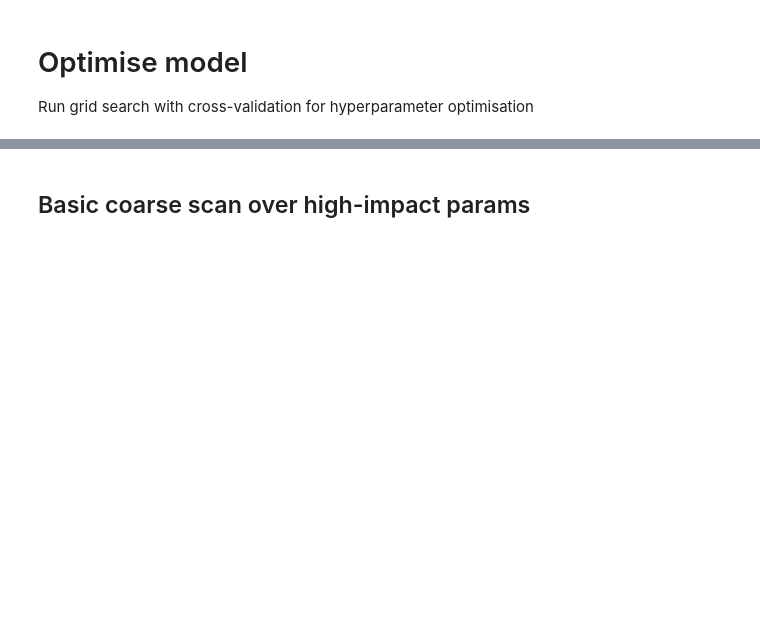
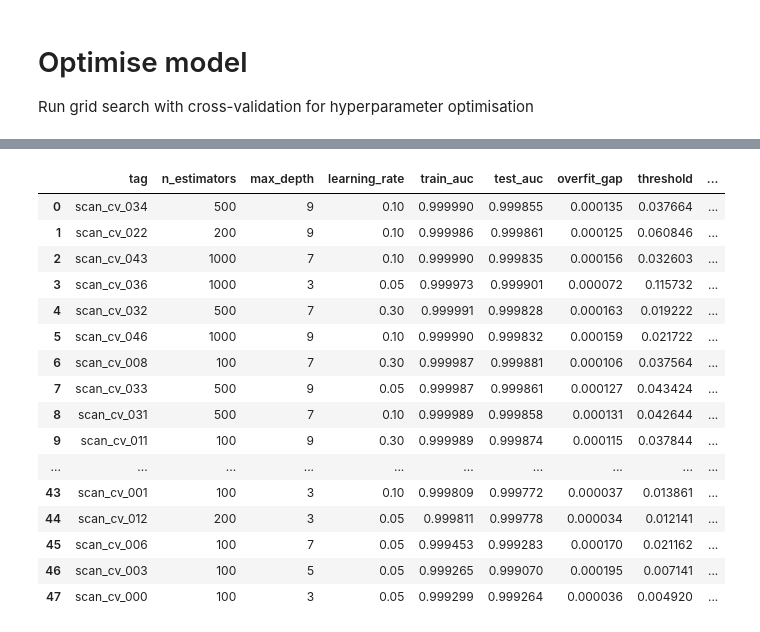
Before and after one commit to sam-grant/mu2e-cosmic, a Jupyter notebook: notebooks/ml/xgboost/optimise.ipynb, the cells around one changed output, grey strips where cells are left out. Saved outputs shown, nothing was run; the diff lists cells and outputs as text; code cells hidden in the pictures; blank space fills up the shorter version.

```diff
--- a/notebooks/ml/xgboost/optimise.ipynb
+++ b/notebooks/ml/xgboost/optimise.ipynb
@@ -47,2 +79,0 @@ opt.save_summary()
-# %% [markdown]
-## Basic coarse scan over high-impact params
@@ -91,0 +80,20 @@ opt.save_summary()
+# %%
+opt.get_summary()
+# %% [output]
+|  | tag | n_estimators | max_depth | learning_rate | train_auc | test_auc | overfit_gap | threshold | ... |
+| 0 | scan_cv_034 | 500 | 9 | 0.10 | 0.999990 | 0.999855 | 0.000135 | 0.037664 | ... |
+| 1 | scan_cv_022 | 200 | 9 | 0.10 | 0.999986 | 0.999861 | 0.000125 | 0.060846 | ... |
+| 2 | scan_cv_043 | 1000 | 7 | 0.10 | 0.999990 | 0.999835 | 0.000156 | 0.032603 | ... |
+| 3 | scan_cv_036 | 1000 | 3 | 0.05 | 0.999973 | 0.999901 | 0.000072 | 0.115732 | ... |
+| 4 | scan_cv_032 | 500 | 7 | 0.30 | 0.999991 | 0.999828 | 0.000163 | 0.019222 | ... |
+| 5 | scan_cv_046 | 1000 | 9 | 0.10 | 0.999990 | 0.999832 | 0.000159 | 0.021722 | ... |
+| 6 | scan_cv_008 | 100 | 7 | 0.30 | 0.999987 | 0.999881 | 0.000106 | 0.037564 | ... |
+| 7 | scan_cv_033 | 500 | 9 | 0.05 | 0.999987 | 0.999861 | 0.000127 | 0.043424 | ... |
+| 8 | scan_cv_031 | 500 | 7 | 0.10 | 0.999989 | 0.999858 | 0.000131 | 0.042644 | ... |
+| 9 | scan_cv_011 | 100 | 9 | 0.30 | 0.999989 | 0.999874 | 0.000115 | 0.037844 | ... |
+| ... | ... | ... | ... | ... | ... | ... | ... | ... | ... |
+| 43 | scan_cv_001 | 100 | 3 | 0.10 | 0.999809 | 0.999772 | 0.000037 | 0.013861 | ... |
+| 44 | scan_cv_012 | 200 | 3 | 0.05 | 0.999811 | 0.999778 | 0.000034 | 0.012141 | ... |
+| 45 | scan_cv_006 | 100 | 7 | 0.05 | 0.999453 | 0.999283 | 0.000170 | 0.021162 | ... |
+| 46 | scan_cv_003 | 100 | 5 | 0.05 | 0.999265 | 0.999070 | 0.000195 | 0.007141 | ... |
+| 47 | scan_cv_000 | 100 | 3 | 0.05 | 0.999299 | 0.999264 | 0.000036 | 0.004920 | ... |
```
Also changed, not shown: parts of 16 cells of this notebook, 8 other files.
